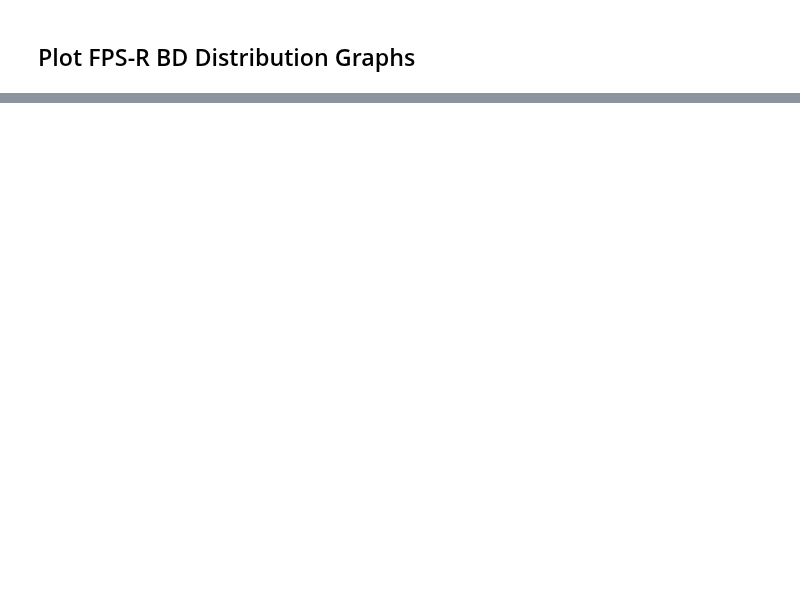
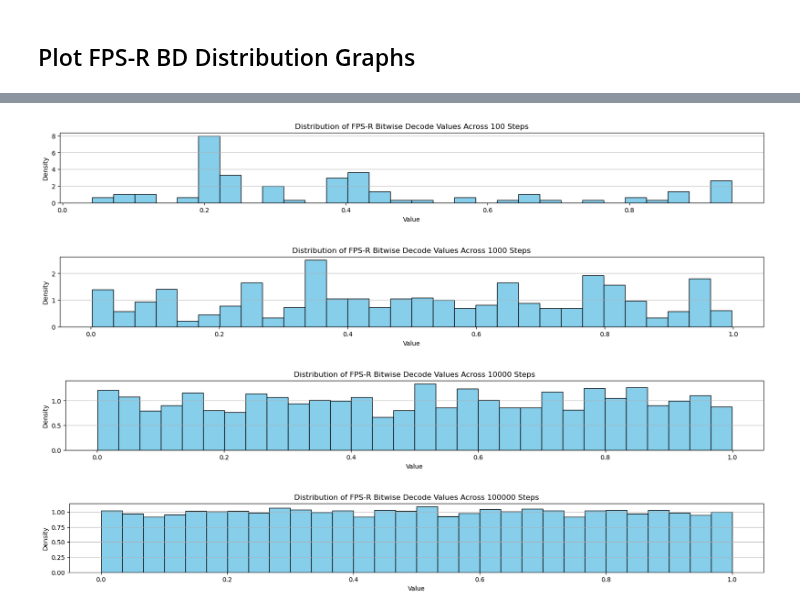
Before and after one commit to patwooky/fpsr, a Jupyter notebook: resources/code/data_analysis/fpsr_algoAnalysis.ipynb, the cells around one changed output, grey strips where cells are left out. Saved outputs shown, nothing was run; the diff lists cells and outputs as text; code cells hidden in the pictures; blank space fills up the shorter version.

```diff
--- a/resources/code/data_analysis/fpsr_algoAnalysis.ipynb
+++ b/resources/code/data_analysis/fpsr_algoAnalysis.ipynb
@@ -279,10 +316,13 @@ def fpsr_tm_base(frame, periodA, periodB, periodSwitch, seedInner, seedOuter, fi
 def fpsr_qs_base(frame, baseWaveFreq, stream2FreqMult, quantLevelsMinMax, streamsOffset, quantOffsets,
                  streamSwitchDur, stream1QuantDur, stream2QuantDur, finalRandSwitch=True, sine_lod_level: int = 4):
     """
-    Generates a flickering, quantised value by switching between two sine wave streams.
-    For each stream, a new random quantisation level is chosen from within the [min, max]
-    range at a set interval. The function then switches between these two streams to create
-    complex, glitch-like patterns.
+    (Pure implementation for wrapper)
+    Generates a quantized sine-based persistent random value using two streams.
+    This function creates two sine wave streams with configurable frequencies
+    and offsets. For each stream, a new random quantisation level is chosen
+    from within the [min, max] range at a set interval, and the output alternates
+    between the two streams based on a defined switch duration. The final output can
+    optionally be further randomized.
 
     Args:
         frame (int): The current frame or time input.
@@ -298,7 +338,9 @@ def fpsr_qs_base(frame, baseWaveFreq, stream2FreqMult, quantLevelsMinMax, stream
         sine_lod_level (int): Level of detail for sine calculation (0=direct, 1-4=LUTs).
 
     Returns:
-        FPSR_Output: A populated FPSR_Output object.
+        FPSR_Output:
+        A populated FPSR_Output object containing the randVal, randStreams,
+        and selected_stream_idx. Other LOD fields are not populated by this base function.
     """
     output = FPSR_Output()
 
@@ -306,15 +348,18 @@ def fpsr_qs_base(frame, baseWaveFreq, stream2FreqMult, quantLevelsMinMax, stream
     if stream1QuantDur < 1: stream1QuantDur = 1
     if stream2QuantDur < 1: stream2QuantDur = 1
 
+    # --- 2. Calculate random quantisation levels for each stream ---
     quant_min = int(quantLevelsMinMax[0])
     quant_max = int(quantLevelsMinMax[1])
     quant_range = quant_max - quant_min + 1
     if quant_range < 1: quant_range = 1
 
+    # --- Stream 1 Quant Level ---
     s1_quant_seed_aligned = i64_align_down(int(quantOffsets[0] + frame), stream1QuantDur)
     s1_rand_for_quant = portable_rand_u64(s1_quant_seed_aligned)
     s1_quant_level = quant_min + math.floor(s1_rand_for_quant * float(quant_range))
 
+    # --- Stream 2 Quant Level ---
     s2_quant_seed_aligned = i64_align_down(int(quantOffsets[1] + frame), stream2QuantDur)
     s2_rand_for_quant = portable_rand_u64(s2_quant_seed_aligned)
     s2_quant_level = quant_min + math.floor(s2_rand_for_quant * float(quant_range))
@@ -322,6 +367,7 @@ def fpsr_qs_base(frame, baseWaveFreq, stream2FreqMult, quantLevelsMinMax, stream
     s1_quant_level = max(s1_quant_level, 1)
     s2_quant_level = max(s2_quant_level, 1)
 
+    # --- 3. Generate the two quantised sine wave streams ---
     if stream2FreqMult <= 0: stream2FreqMult = 3.7
 
     angle1 = (float(streamsOffset[0]) + float(frame)) * float(baseWaveFreq)
@@ -342,21 +388,28 @@ def fpsr_qs_base(frame, baseWaveFreq, stream2FreqMult, quantLevelsMinMax, stream
     elif sine_lod_level == 3:
         stream1_raw_sine = _get_sine_from_lod_lut(angle1, _SINE_LUT_SIZE_1000, _sine_lut_1000)
         stream2_raw_sine = _get_sine_from_lod_lut(angle2, _SINE_LUT_SIZE_1000, _sine_lut_1000)
-    else:
+    else: # Default to 4
         stream1_raw_sine = _get_sine_from_lod_lut(angle1, _SINE_LUT_SIZE_4096, _sine_lut_4096)
         stream2_raw_sine = _get_sine_from_lod_lut(angle2, _SINE_LUT_SIZE_4096, _sine_lut_4096)
 
+    # Map sine from [-1,1] to [0,1] before quantizing
     output.randStreams[0] = math.floor((stream1_raw_sine * 0.5 + 0.5) * float(s1_quant_level)) / float(s1_quant_level)
     output.randStreams[1] = math.floor((stream2_raw_sine * 0.5 + 0.5) * float(s2_quant_level)) / float(s2_quant_level)
 
+    # --- 4. Switch between the two streams ---
     r = i64_floor_mod(int(frame), streamSwitchDur)
     output.selected_stream_idx = 0 if (2 * r) < streamSwitchDur else 1
     active_stream_val = output.randStreams[output.selected_stream_idx]
 
+    # --- 5. Hash the final output to create a random-looking value (or bypass) ---
     if finalRandSwitch:
+        # Match the canonical C implementation's 'FIX'.
+        # Scale the quantized value to preserve level information for hashing.
         hashed_int = math.floor(active_stream_val * 1000000.0)
         output.randVal = portable_rand_u64(hashed_int)
     else:
+        # Match the canonical C implementation's 'FIX'.
+        # Return the active_stream_val directly, which is already in the [0, 1] range.
         output.randVal = active_stream_val
 
     return output
@@ -1286,0 +1591,14 @@ for frame_count in distri_progressive_steps:
+# %%
+# Distribution Plot for BD
+# seq_func points to the supplied function
+seq_func = seq_bd
+seq_name = 'FPS-R Bitwise Decode'
+
+for frame_count in distri_progressive_steps:
+    plot_distribution(seq_func(frame_count), seq_name)
+# The distribution of FPS-R BD values show a consistent pattern across different sample sizes.
+# %% [output]
+[figure, added]
+[figure, added]
+[figure, added]
+[figure, added]
```
Also changed, not shown: parts of 19 cells of this notebook, 2 other files.
